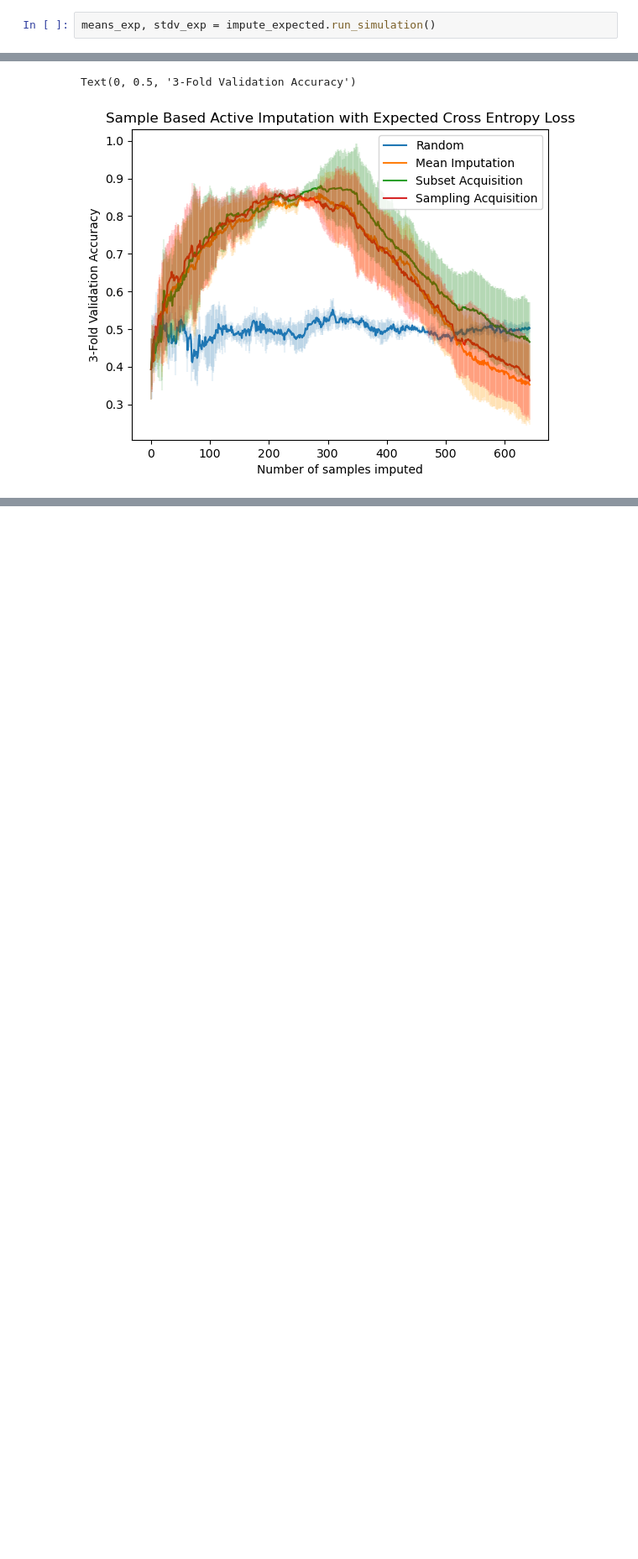
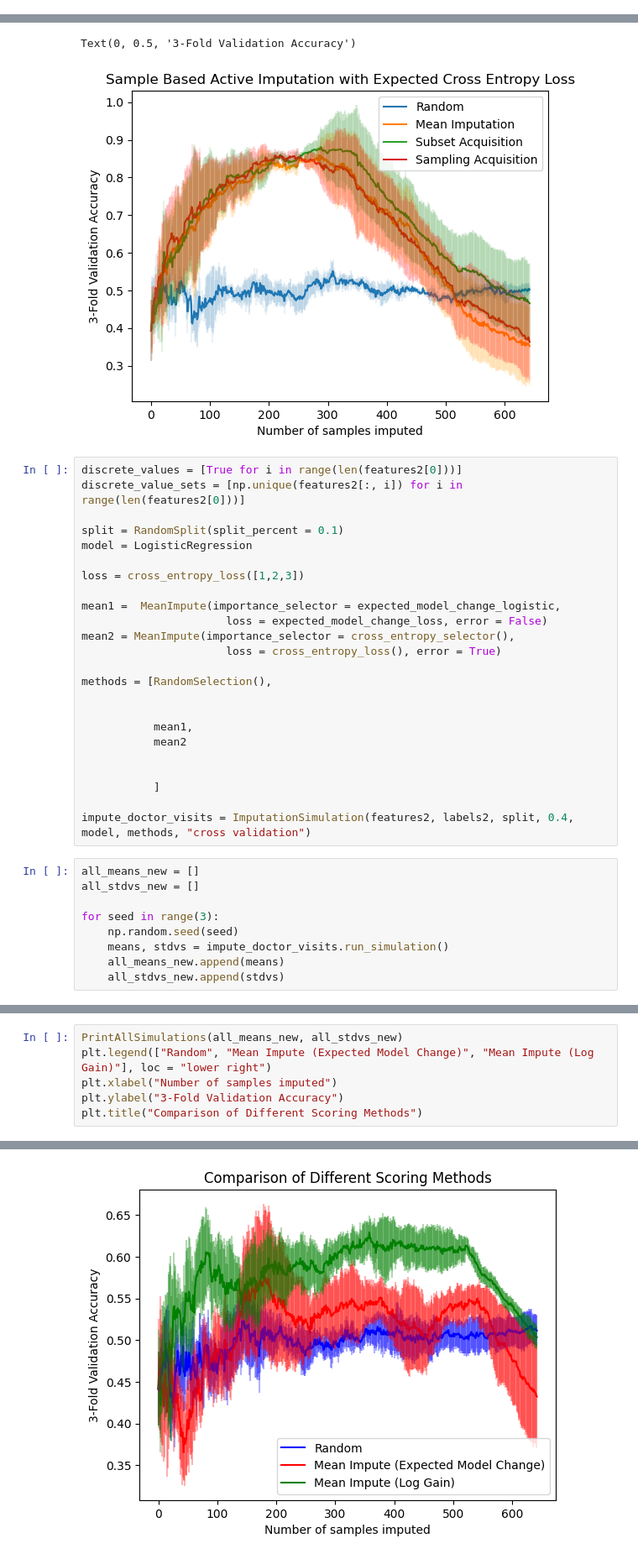
Before and after one commit to ThomasCZhang/Darth-Imputer, a Jupyter notebook: src/sample_based/run_simulations.ipynb, the cells around one changed output, grey strips where cells are left out. Shown at 84% size. Cells and saved outputs as stored; diff of their text form; blank space fills up the shorter version.

Commit message:
edited main file for sample

```diff
--- a/src/sample_based/run_simulations.ipynb
+++ b/src/sample_based/run_simulations.ipynb
@@ -1024,2 +1010,0 @@ impute_expected = ImputationSimulation(features, labels, split, 0.4, model, meth
-# %%
-means_exp, stdv_exp = impute_expected.run_simulation()
@@ -1314,3 +1233,36 @@ plt.ylabel("3-Fold Validation Accuracy")
 # %% [output]
 Text(0, 0.5, '3-Fold Validation Accuracy')
 [figure]
+# %%
+discrete_values = [True for i in range(len(features2[0]))]
+discrete_value_sets = [np.unique(features2[:, i]) for i in range(len(features2[0]))]
+
+split = RandomSplit(split_percent = 0.1)
+model = LogisticRegression
+
+loss = cross_entropy_loss([1,2,3])
+
+mean1 =  MeanImpute(importance_selector = expected_model_change_logistic,
+                      loss = expected_model_change_loss, error = False)
+mean2 = MeanImpute(importance_selector = cross_entropy_selector(),
+                      loss = cross_entropy_loss(), error = True)
+
+methods = [RandomSelection(),
+
+
+           mean1,
+           mean2
+
+
+           ]
+
+impute_doctor_visits = ImputationSimulation(features2, labels2, split, 0.4, model, methods, "cross validation")
+# %%
+all_means_new = []
+all_stdvs_new = []
+
+for seed in range(3):
+    np.random.seed(seed)
+    means, stdvs = impute_doctor_visits.run_simulation()
+    all_means_new.append(means)
+    all_stdvs_new.append(stdvs)
@@ -1316,0 +1288,7 @@ Text(0, 0.5, '3-Fold Validation Accuracy')
+# %%
+PrintAllSimulations(all_means_new, all_stdvs_new)
+plt.legend(["Random", "Mean Impute (Expected Model Change)", "Mean Impute (Log Gain)"], loc = "lower right")
+plt.xlabel("Number of samples imputed")
+plt.ylabel("3-Fold Validation Accuracy")
+plt.title("Comparison of Different Scoring Methods")
+# %% [output]
@@ -1316,0 +1303 @@ Text(0, 0.5, '3-Fold Validation Accuracy')
+[figure, added]
```
Also changed, not shown: parts of 25 cells of this notebook, 2 other files.
